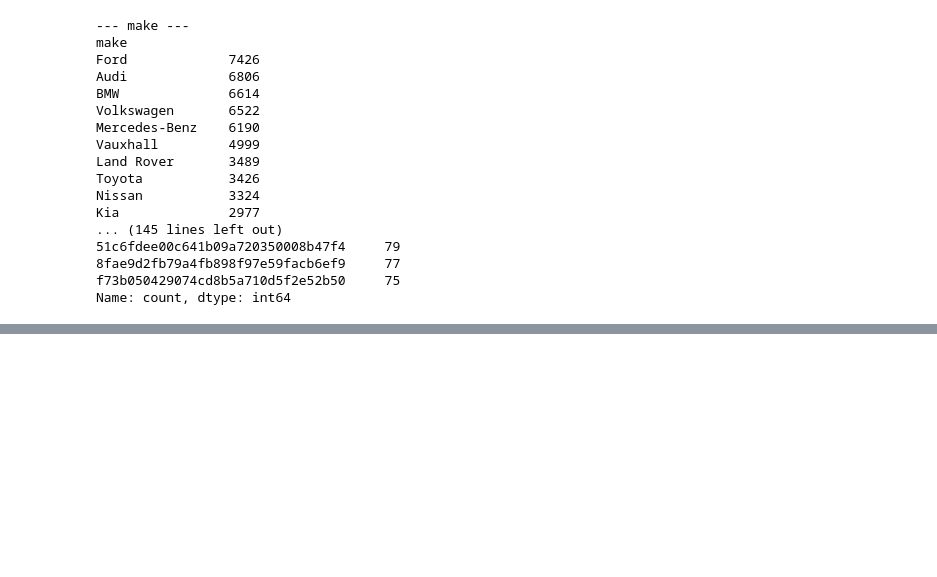
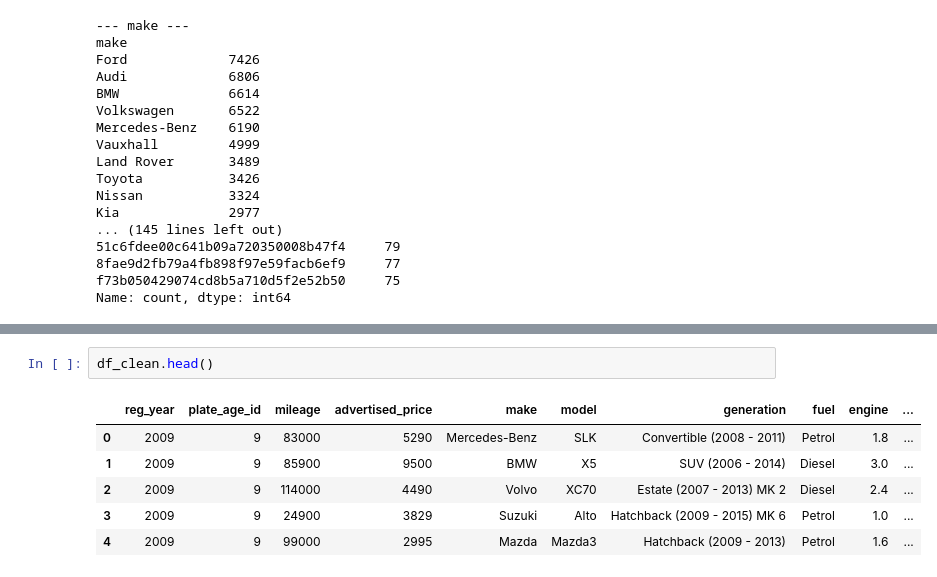
Before and after one commit to akrima-git/MSc, a Jupyter notebook: explore_data.ipynb, the cells around one changed output, grey strips where cells are left out. Saved outputs shown, nothing was run; the diff lists cells and outputs as text; blank space fills up the shorter version.

```diff
--- a/explore_data.ipynb
+++ b/explore_data.ipynb
@@ -159,0 +181,9 @@ plt.show()
+# %%
+df_clean.head()
+# %% [output]
+|  | reg_year | plate_age_id | mileage | advertised_price | make | model | generation | fuel | engine | ... |
+| 0 | 2009 | 9 | 83000 | 5290 | Mercedes-Benz | SLK | Convertible (2008 - 2011) | Petrol | 1.8 | ... |
+| 1 | 2009 | 9 | 85900 | 9500 | BMW | X5 | SUV (2006 - 2014) | Diesel | 3.0 | ... |
+| 2 | 2009 | 9 | 114000 | 4490 | Volvo | XC70 | Estate (2007 - 2013) MK 2 | Diesel | 2.4 | ... |
+| 3 | 2009 | 9 | 24900 | 3829 | Suzuki | Alto | Hatchback (2009 - 2015) MK 6 | Petrol | 1.0 | ... |
+| 4 | 2009 | 9 | 99000 | 2995 | Mazda | Mazda3 | Hatchback (2009 - 2013) | Petrol | 1.6 | ... |
```
Also changed, not shown: parts of 16 cells of this notebook, 1 other file.
